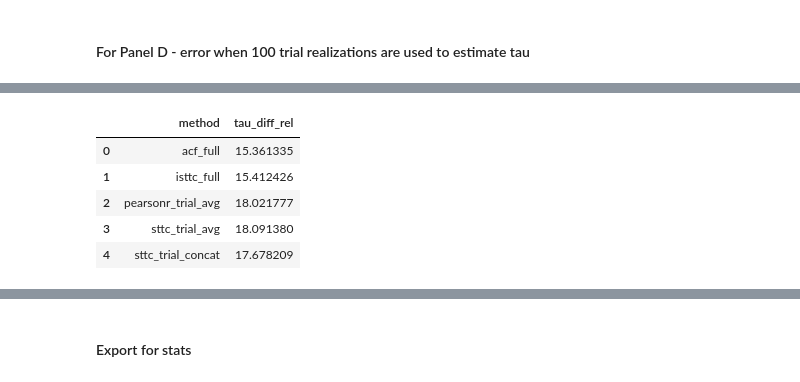
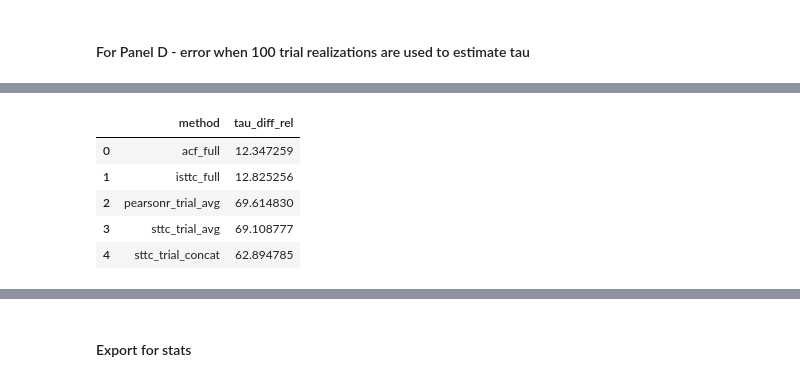
Before and after one commit to iinnpp/isttc, a Jupyter notebook: notebooks/synthetic/plot_taus_main_dataset.ipynb, the cells around one changed output, grey strips where cells are left out. Saved outputs shown, nothing was run; the diff lists cells and outputs as text; code cells hidden in the pictures.

```diff
--- a/notebooks/synthetic/plot_taus_main_dataset.ipynb
+++ b/notebooks/synthetic/plot_taus_main_dataset.ipynb
@@ -879,0 +862,13 @@ tau_concat_avg_df
+# %%
+acf_full_plot_df['tau_diff_rel_log10'] = np.log10(acf_full_plot_df['tau_diff_rel'])
+isttc_full_plot_df['tau_diff_rel_log10'] = np.log10(isttc_full_plot_df['tau_diff_rel'])
+
+tau_rel_error_long_df = pd.concat([acf_full_plot_df,
+                                   isttc_full_plot_df,
+                                   pearsonr_sans_negr_plot_df,
+                                   sttc_concat_sans_negr_plot_df,
+                                   sttc_avg_sans_negr_plot_df])
+tau_rel_error_long_df['log_tau_ms'] = np.log10(tau_rel_error_long_df['tau_ms'])
+tau_rel_error_long_df.reset_index(inplace=True, drop=True)
+
+print(f'len tau_rel_error_long_df {len(tau_rel_error_long_df)}')
@@ -880,10 +893,10 @@ tau_concat_avg_df
 # %%
-tau_concat_avg_df.groupby(by='method', as_index=False)['tau_diff_rel'].mean()
+tau_rel_error_long_df.groupby(by='method', as_index=False)['tau_diff_rel'].median()
 # %% [output]
 |  | method | tau_diff_rel |
-| 0 | acf_full | 15.361335 |
-| 1 | isttc_full | 15.412426 |
-| 2 | pearsonr_trial_avg | 18.021777 |
-| 3 | sttc_trial_avg | 18.091380 |
-| 4 | sttc_trial_concat | 17.678209 |
+| 0 | acf_full | 12.347259 |
+| 1 | isttc_full | 12.825256 |
+| 2 | pearsonr_trial_avg | 69.614830 |
+| 3 | sttc_trial_avg | 69.108777 |
+| 4 | sttc_trial_concat | 62.894785 |
 # %%
```
Also changed, not shown: parts of 22 cells of this notebook.
